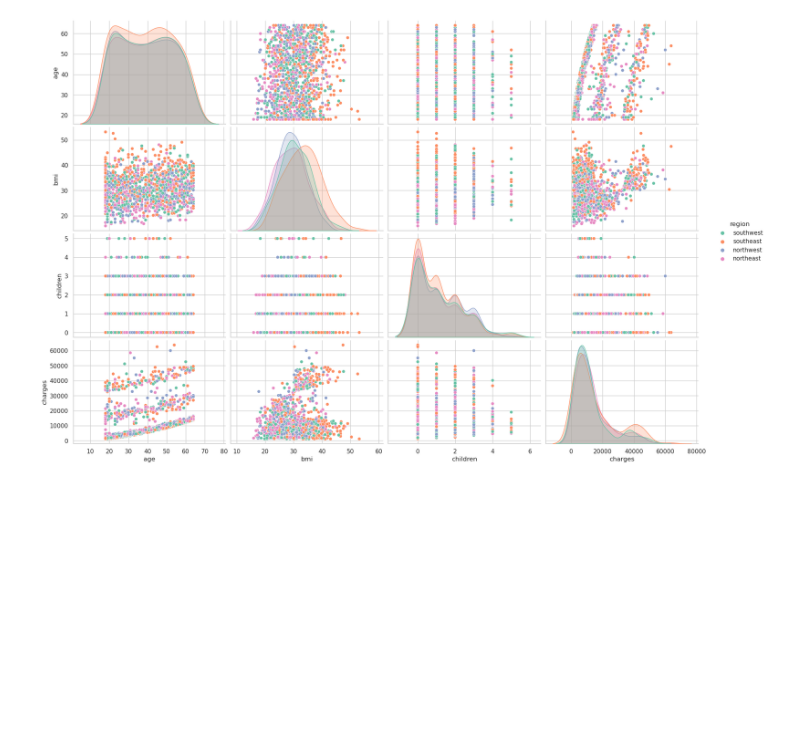
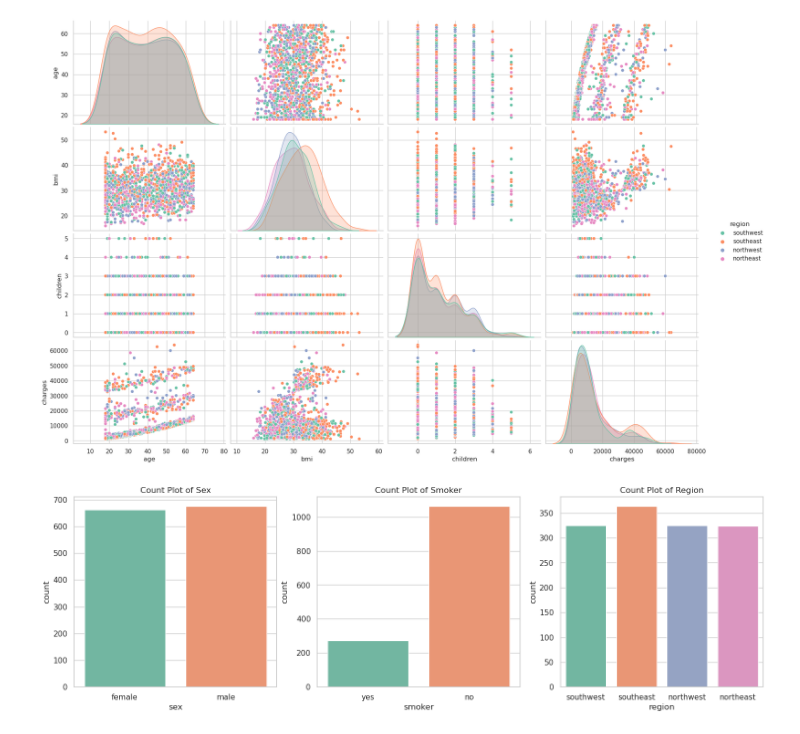
Before and after one commit to Arashjp8/data-mining-projects, a Jupyter notebook: #1/DataMiningProject1.ipynb, the cells around one changed output. Drawn from its saved outputs; the diff is of its cells as text; code cells hidden in the pictures; blank space fills up the shorter version.

Commit message:
[checkpoint] count plots added

```diff
--- a/#1/DataMiningProject1.ipynb
+++ b/#1/DataMiningProject1.ipynb
@@ -207,3 +207,12 @@ for nominal_column in nominal_columns:
 [figure]
 [figure]
 [figure]
+# %%
+# Create count plots for each nominal variable in a 1x3 grid
+fig, axes = plt.subplots(1, 3, figsize=(18, 5))
+
+for i, column in enumerate(nominal_columns):
+    sns.countplot(x=column, data=csv, palette="Set2", ax=axes[i])
+    axes[i].set_title(f'Count Plot of {column.capitalize()}')
+# %% [output]
+[figure, added]
```
Also changed, not shown: parts of 2 cells of this notebook.
